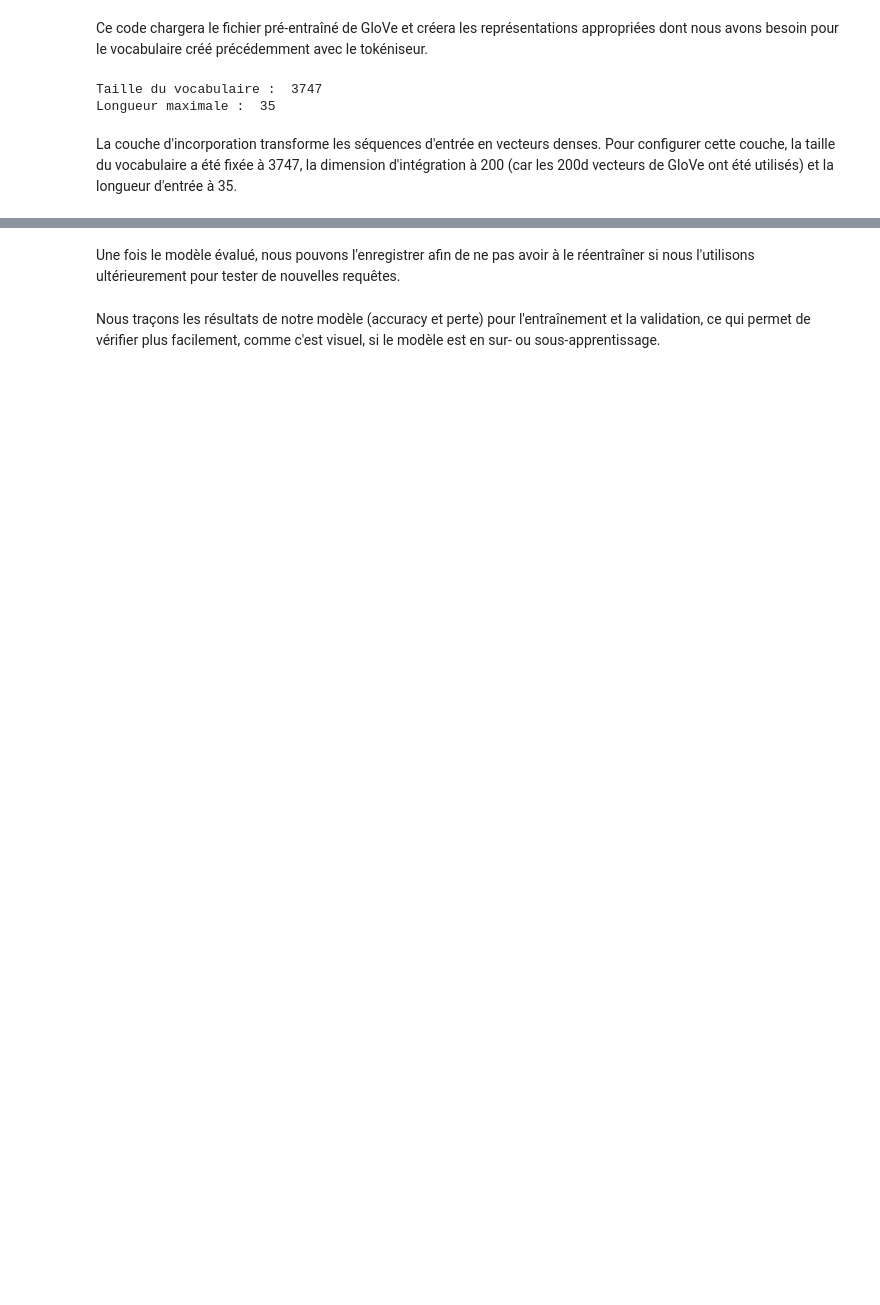
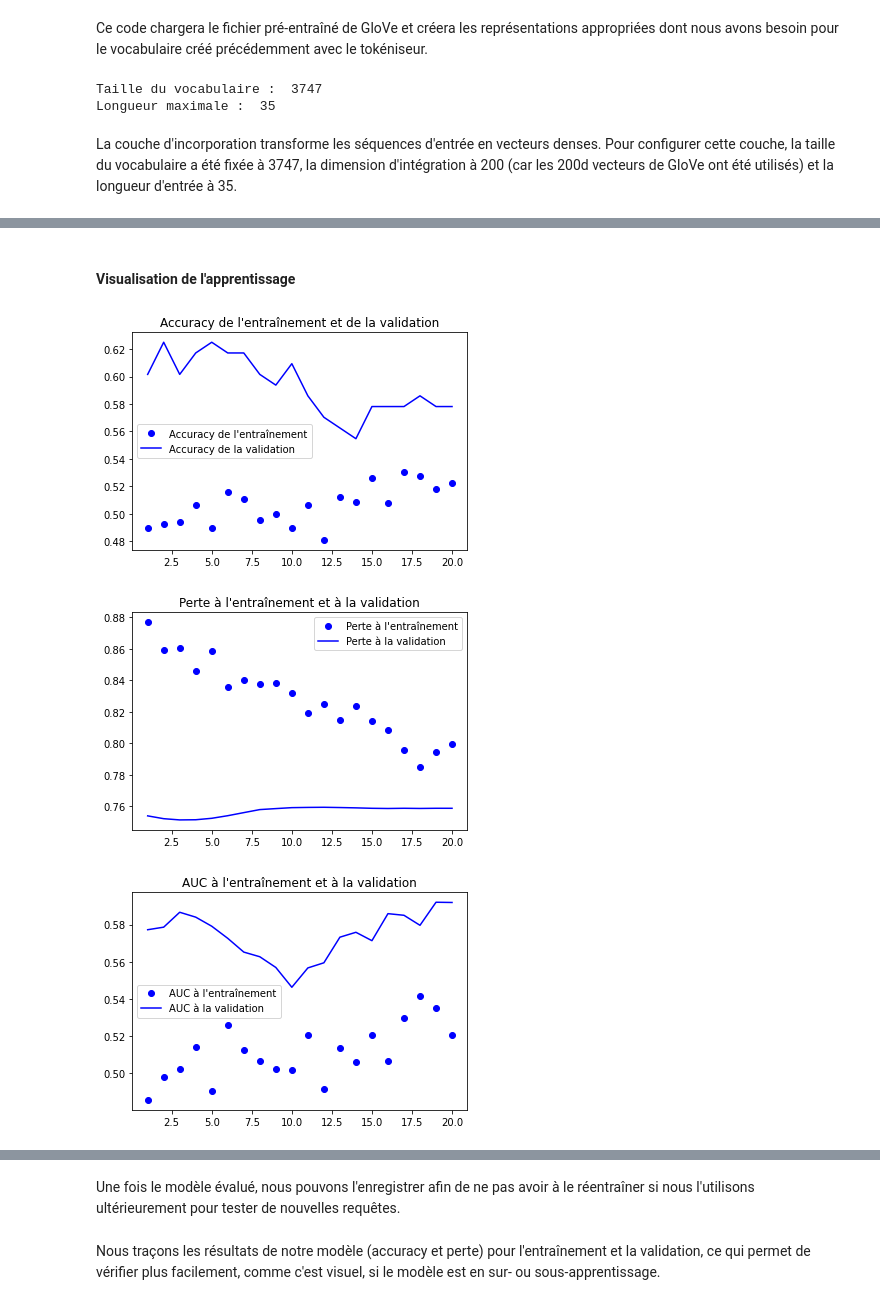
Before and after one commit to Abdess/air_paradis, a Jupyter notebook: P7_01_modèlesurmesure.ipynb, the cells around one changed output, grey strips where cells are left out. Saved outputs shown, nothing was run; the diff lists cells and outputs as text; code cells hidden in the pictures; blank space fills up the shorter version.

```diff
--- a/P7_01_modèlesurmesure.ipynb
+++ b/P7_01_modèlesurmesure.ipynb
@@ -310,0 +593,14 @@ embedding_layer = Embedding(vocab_size,
+# %%
+# Entrainer le modèle
+start = time()
+history_baseline = model_baseline.fit(x_train_lem,
+                                      y_train_lem,
+                                      epochs=20,
+                                      batch_size=1024,
+                                      validation_split=0.1,
+                                      verbose=0,
+                                      callbacks=[reduce_lr, callback_tensorboard])
+fit_time = (time() - start)
+
+# Sauvegarde du modèle
+model_baseline.save('data/clean/simplernn_glove_lemma.h5')
@@ -310,0 +613,8 @@ embedding_layer = Embedding(vocab_size,
+# %% [markdown]
+#### Visualisation de l'apprentissage
+# %%
+plot_model(history_baseline)
+# %% [output]
+[figure, added]
+[figure, added]
+[figure, added]
```
Also changed, not shown: parts of 202 cells of this notebook, 43 other files.
